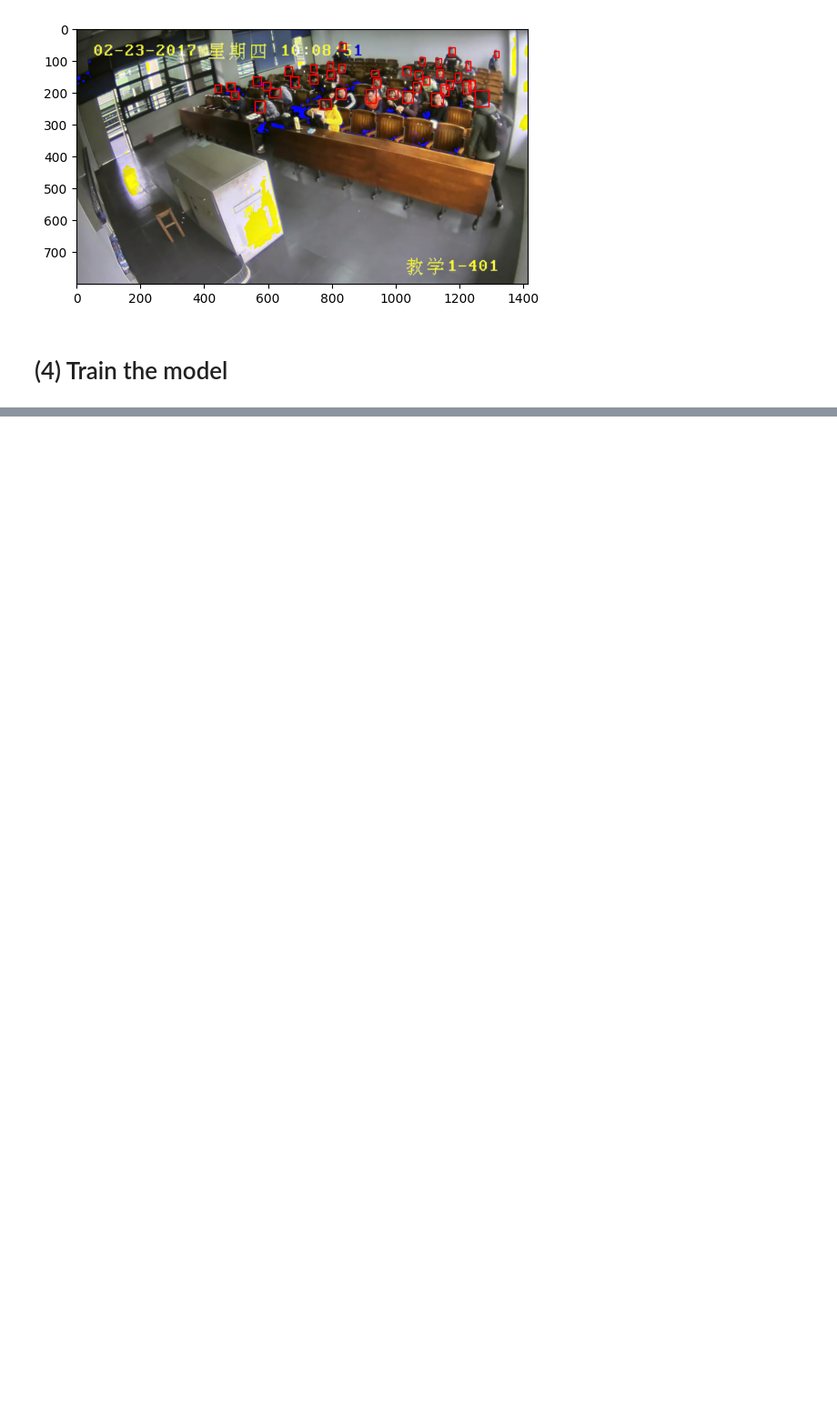
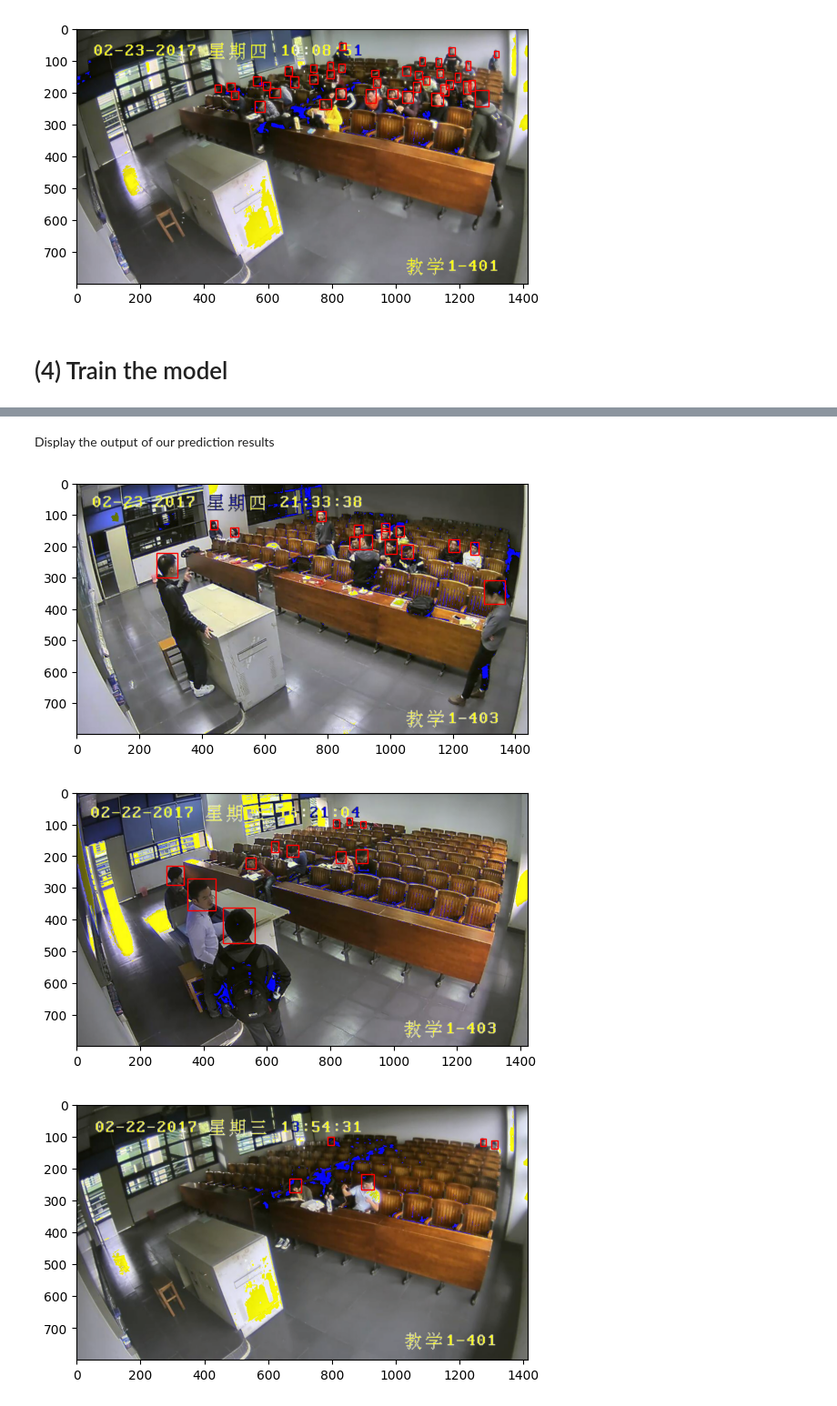
Before and after one commit to spoluan/SCUT_HEAD_object_detection, a Jupyter notebook: SCUT-HEAD_detection.ipynb, the cells around one changed output, grey strips where cells are left out. Shown at 91% size. Cells and saved outputs as stored; diff of their text form; code cells hidden in the pictures; blank space fills up the shorter version.

```diff
--- a/SCUT-HEAD_detection.ipynb
+++ b/SCUT-HEAD_detection.ipynb
@@ -229,0 +267,9 @@ model.save("saved_model/model_A_&_B.model")
+# %%
+def filter_boxes(pred, b_prob=0.65):
+    prob = pred[2]
+    pred_boxes = pred[1]
+    boxes = []
+    for box, prob in zip(pred_boxes, prob):
+        if prob.numpy() > b_prob:
+            boxes.append(box.numpy())
+    return np.array(boxes)
@@ -229,0 +278,13 @@ model.save("saved_model/model_A_&_B.model")
+# %%
+for x in val_loader:
+    break
+# %% [markdown]
+Display the output of our prediction results
+# %%
+for img in x[0]:
+    pred = model.predict(img)
+    visualize.show_labeled_image(img, filter_boxes(pred))
+# %% [output]
+[figure, added]
+[figure, added]
+[figure, added]
```
Also changed, not shown: parts of 22 cells of this notebook.
